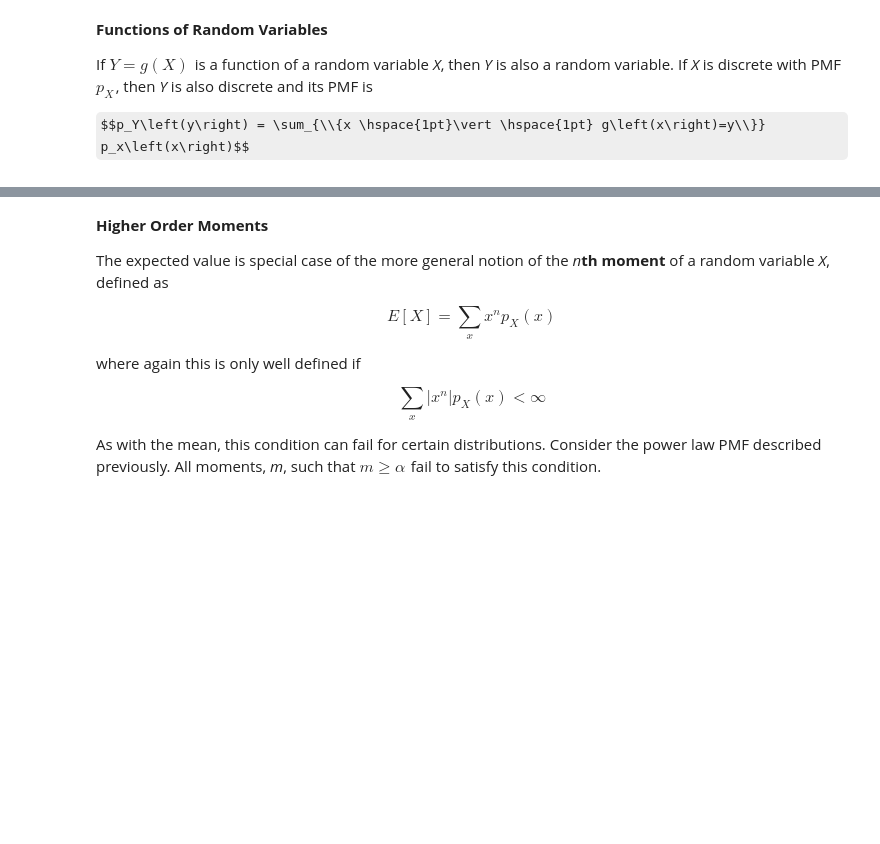
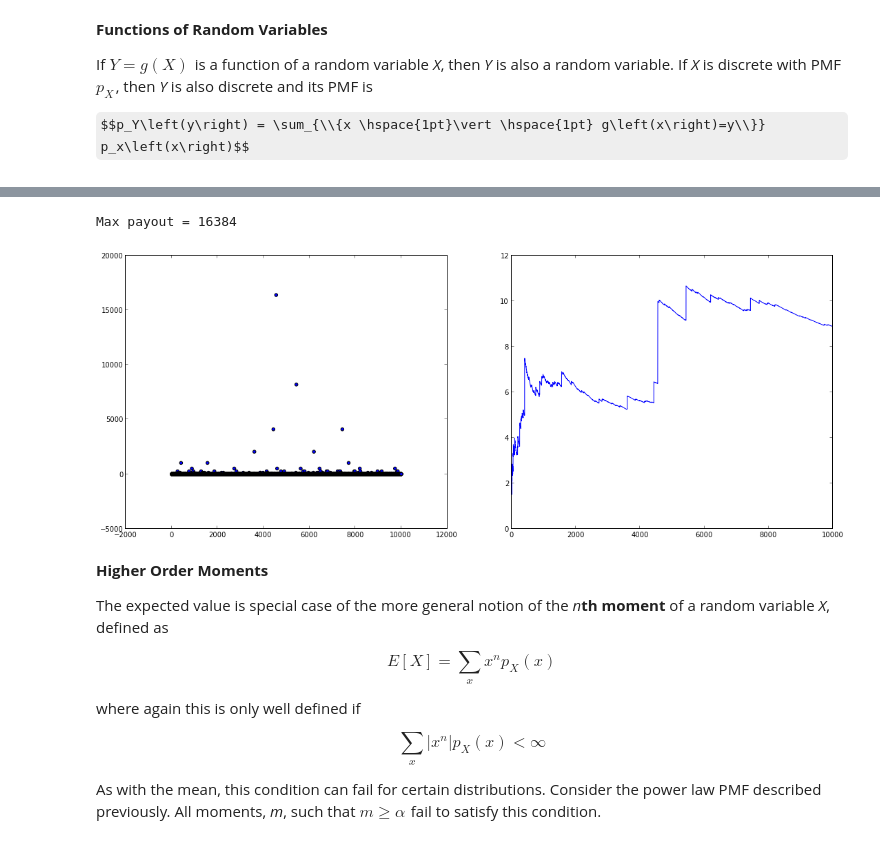
Before and after one commit to masinoa/probability, a Jupyter notebook: Discrete_Random_Variables.ipynb, the cells around one changed output, grey strips where cells are left out. Drawn from its saved outputs; the diff is of its cells as text; code cells hidden in the pictures; some formulas as TeX source; blank space fills up the shorter version.

```diff
--- a/Discrete_Random_Variables.ipynb
+++ b/Discrete_Random_Variables.ipynb
@@ -45,3 +66,26 @@ Note that unless $g\left(X\right)\hspace{1pt}$ is a linear function, it is **not
+# %%
+games = 10000
+p = 0.5 #use a fair coin
+
+def playGame(p, n=0):
+    r = numpy.random.rand()
+    if r<=p: return n
+    else: return playGame(p,n+1)
+
+payouts = [2**playGame(p=p, n=0) for i in range(games)]
+cumAvg = numpy.cumsum(payouts)
+cumAvg = [cumAvg[i]/float((i+1)) for i in range(games)]
+
+f,axarr = pyplot.subplots(1,2)
+f.subplots_adjust(right=2.5)
+f.subplots_adjust(top=1.5)
+axarr[0].scatter(range(games),payouts)
+axarr[1].plot(cumAvg)
+
+print "Max payout = {0}".format(max(payouts))
+# %% [output]
+Max payout = 16384
+[figure, added]
 # %% [markdown]
 **Higher Order Moments**
 
```
Also changed, not shown: parts of 3 cells of this notebook, 1 other file.
